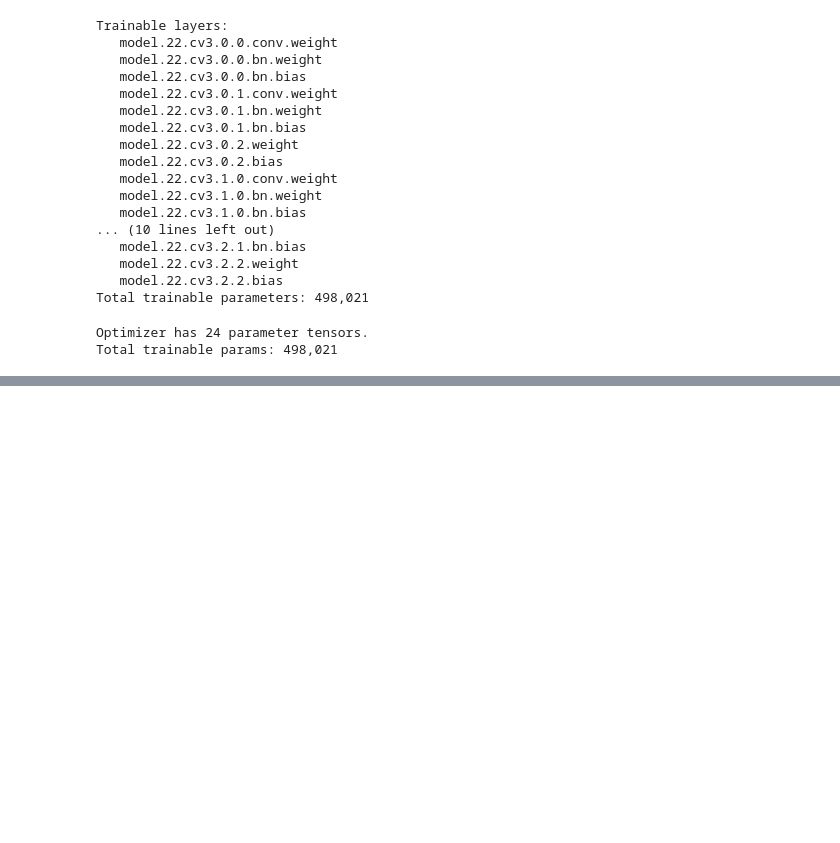
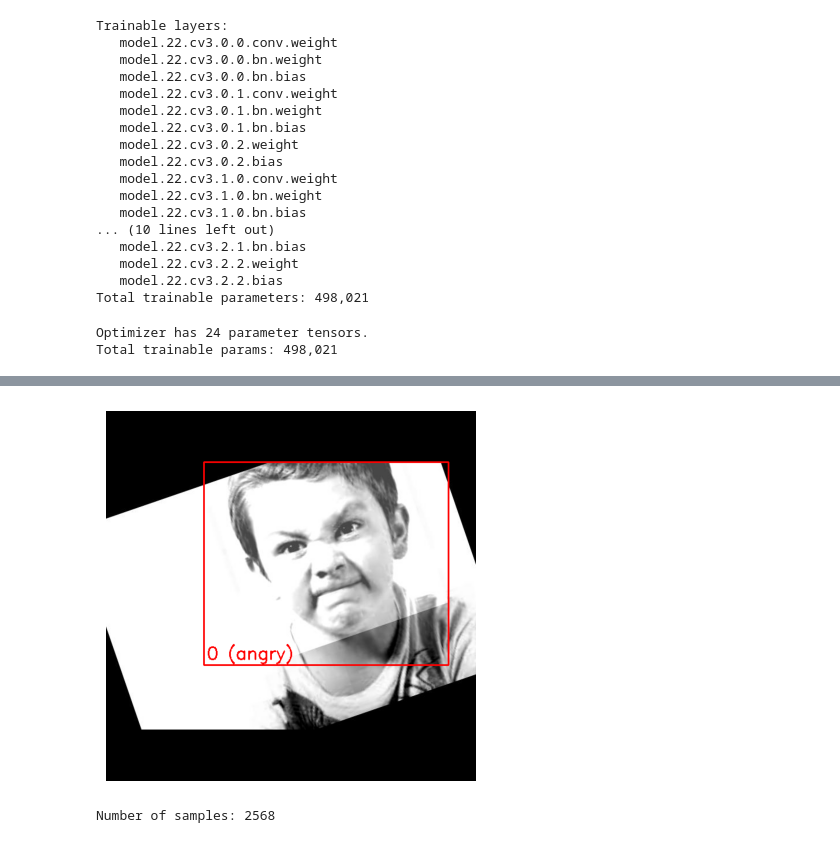
Before and after one commit to ShawnHymel/face-expression-detection-robot, a Jupyter notebook: workspace/notebooks/training.ipynb, the cells around one changed output, grey strips where cells are left out. Cells and saved outputs as stored; diff of their text form; code cells hidden in the pictures; blank space fills up the shorter version.

Commit message:
Fixed and refactored data loader

```diff
--- a/workspace/notebooks/training.ipynb
+++ b/workspace/notebooks/training.ipynb
@@ -237,16 +241,11 @@ Total trainable params: 498,021
 # %%
 def preprocess_image(
-    img_path,
+    img,
     target_w=640,
     target_h=640,
-    color=(0, 0, 0),
+    bg_color=(0, 0, 0),
 ):
     """Load and preprocess an image for training"""
-    # Load image
-    img = cv2.imread(str(img_path), cv2.IMREAD_UNCHANGED)
-    if img is None:
-        raise FileNotFoundError(f"Image not found: {img_path}")
-
     # Convert image to RGB
     if len(img.shape) == 2:
         img = cv2.cvtColor(img, cv2.COLOR_GRAY2RGB)
@@ -271,7 +270,7 @@ def preprocess_image(
         img_resized,
         pad_top, pad_bottom, pad_left, pad_right,
         borderType=cv2.BORDER_CONSTANT,
-        value=color,
+        value=bg_color,
     )
 
     return img_padded, scale, pad_left, pad_top
@@ -286,7 +285,7 @@ def adjust_bboxes_yolo(
     pad_left,
     pad_top,
 ):
-    """Adjust YOLO-format bounding boxes after image preprocessing"""
+    """Scale YOLO-format bounding boxes after image preprocessing"""
     # Make sure we have boxes
     if len(boxes) == 0:
         return boxes
@@ -411,2 +407,37 @@ plt.show()
+# %%
+# Get image dimensions
+img_h = img.shape[0]
+img_w = img.shape[1]
+
+# Preprocess the above image
+target_w = 640
+target_h = 640
+img_proc, scale, pad_left, pad_top = preprocess_image(img, target_w, target_h)
+
+# Get a tensor version of the image
+img_tensor = img_to_tensor(img_proc)
+
+# Scale the associated bounding boxes to match the letterboxed image
+bboxes_proc = adjust_bboxes_yolo(
+    bboxes,
+    img_w,
+    img_h,
+    target_w,
+    target_h,
+    scale,
+    pad_left,
+    pad_top
+)
+
+# Convert bounding boxes to tensor (PyTorch expects this format)
+if len(boxes_proc) > 0:
+    labels = torch.tensor(bboxes_proc)
+else:
+    labels = torch.zeros((0, 5))
+
+# Show image
+visualize_sample(img_tensor, labels, class_names)
+# %% [output]
+[figure, added]
 # %%
 class YoloDetectionDataset(Dataset):
@@ -469,2 +513,11 @@ class YoloDetectionDataset(Dataset):
 # %%
-# TODO: go through the above for understanding. Ask ChatGPT
+# Create an instance of our dataset loader
+train_dataset = YoloDetectionDataset(
+    images_dir=DATASET_PATH / "train/images",
+    labels_dir=DATASET_PATH / "train/labels",
+    width=640,
+    height=640,
+)
+print("Number of samples:", len(train_dataset))
+# %% [output]
+Number of samples: 2568
```
Also changed, not shown: parts of 10 cells of this notebook.
